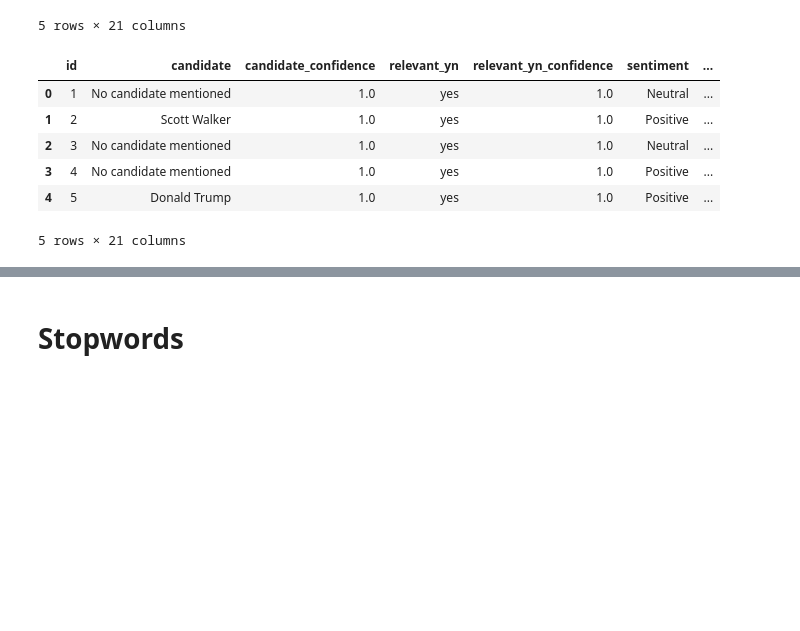
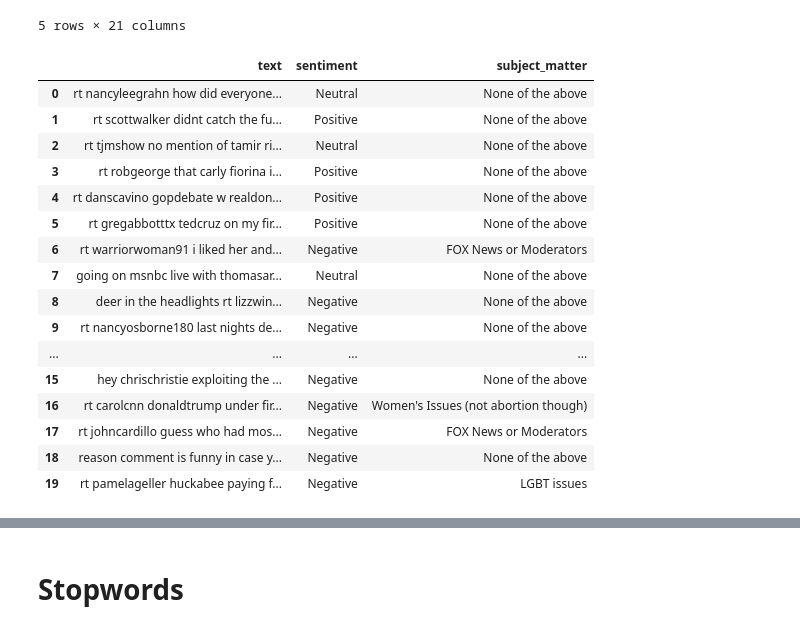
Before and after one commit to annagossner/mba_textmining, a Jupyter notebook: SentimentAnalysis.ipynb, the cells around one changed output, grey strips where cells are left out. Drawn from its saved outputs; the diff is of its cells as text; code cells hidden in the pictures; blank space fills up the shorter version.

```diff
--- a/SentimentAnalysis.ipynb
+++ b/SentimentAnalysis.ipynb
@@ -42,24 +42,26 @@ data.head()
 | 3 | 4 | No candidate mentioned | 1.0 | yes | 1.0 | Positive | ... |
 | 4 | 5 | Donald Trump | 1.0 | yes | 1.0 | Positive | ... |
 5 rows × 21 columns
-# %%
-# Remove punctuation
-
-import string
-
-def punctuation_removal(text):
-    all_list = [char for char in text if char not in string.punctuation]
-    clean_str = ''.join(all_list)
-    return clean_str
-
-data['text'] = data['text'].apply(punctuation_removal)
+# %%
+# Remove unnecessary columns
+data = data[['text', 'sentiment', 'subject_matter']]
 # %%
-data.head()
+data.head(20)
 # %% [output]
-|  | id | candidate | candidate_confidence | relevant_yn | relevant_yn_confidence | sentiment | ... |
-| 0 | 1 | No candidate mentioned | 1.0 | yes | 1.0 | Neutral | ... |
-| 1 | 2 | Scott Walker | 1.0 | yes | 1.0 | Positive | ... |
-| 2 | 3 | No candidate mentioned | 1.0 | yes | 1.0 | Neutral | ... |
-| 3 | 4 | No candidate mentioned | 1.0 | yes | 1.0 | Positive | ... |
-| 4 | 5 | Donald Trump | 1.0 | yes | 1.0 | Positive | ... |
+|  | text | sentiment | subject_matter |
+| 0 | rt nancyleegrahn how did everyone... | Neutral | None of the above |
+| 1 | rt scottwalker didnt catch the fu... | Positive | None of the above |
+| 2 | rt tjmshow no mention of tamir ri... | Neutral | None of the above |
+| 3 | rt robgeorge that carly fiorina i... | Positive | None of the above |
+| 4 | rt danscavino gopdebate w realdon... | Positive | None of the above |
+| 5 | rt gregabbotttx tedcruz on my fir... | Positive | None of the above |
+| 6 | rt warriorwoman91 i liked her and... | Negative | FOX News or Moderators |
+| 7 | going on msnbc live with thomasar... | Neutral | None of the above |
+| 8 | deer in the headlights rt lizzwin... | Negative | None of the above |
+| 9 | rt nancyosborne180 last nights de... | Negative | None of the above |
+| ... | ... | ... | ... |
+| 15 | hey chrischristie exploiting the ... | Negative | None of the above |
+| 16 | rt carolcnn donaldtrump under fir... | Negative | Women's Issues (not abortion though) |
+| 17 | rt johncardillo guess who had mos... | Negative | FOX News or Moderators |
+| 18 | reason comment is funny in case y... | Negative | None of the above |
+| 19 | rt pamelageller huckabee paying f... | Negative | LGBT issues |
-5 rows × 21 columns
```
Also changed, not shown: parts of 22 cells of this notebook.
